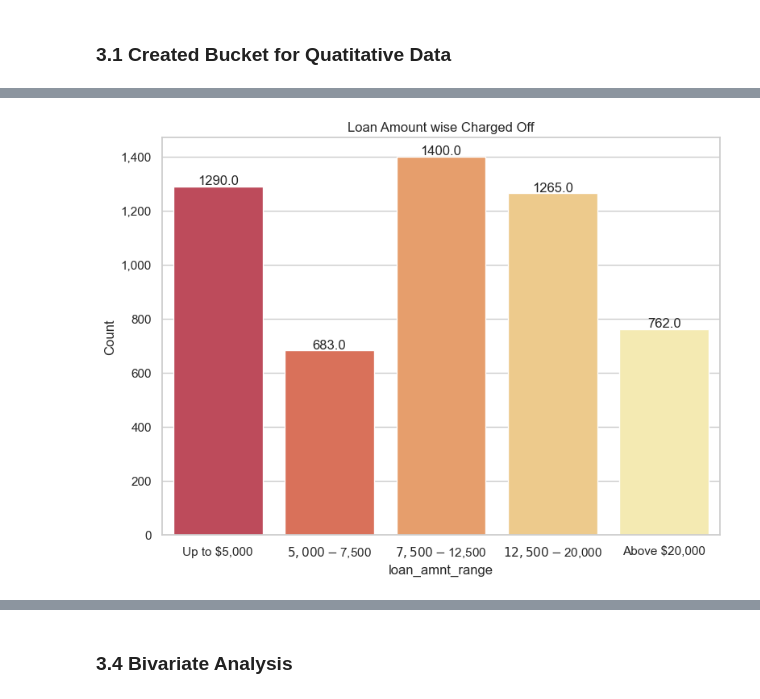
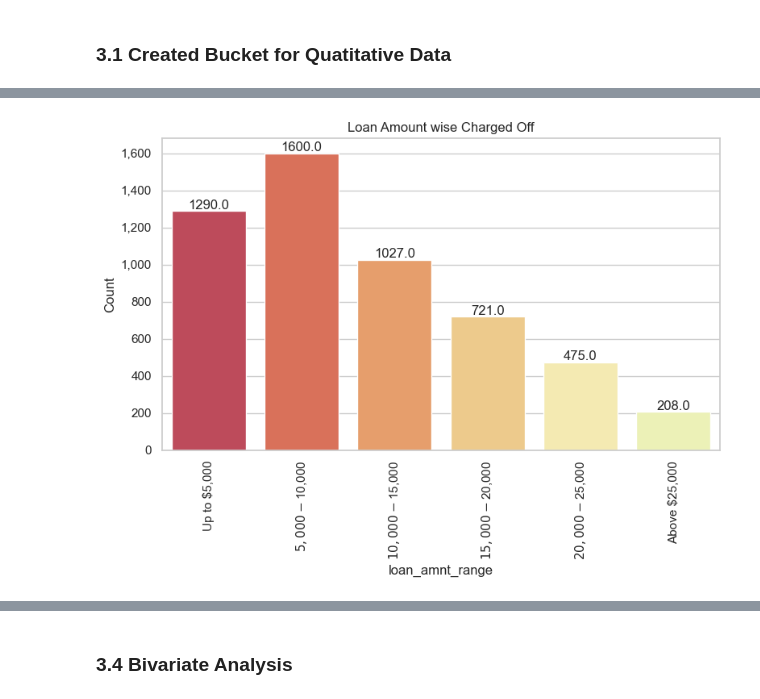
Before and after one commit to roypk98/LendingClubCaseStudy, a Jupyter notebook: Piyush_Kumar_Roy.ipynb, the cells around one changed output, grey strips where cells are left out. Saved outputs shown, nothing was run; the diff lists cells and outputs as text; code cells hidden in the pictures.

```diff
--- a/Piyush_Kumar_Roy.ipynb
+++ b/Piyush_Kumar_Roy.ipynb
@@ -851,6 +881,6 @@ bin_edges = [0, 40000, 50000, 70000, 90000, float('inf')]
 bin_labels = ['Up to $40,000', '$40,000 - $50,000', '$50,000 - $70,000', '$70,000 - $90,000', 'Above $90,000']
 loan_data['annual_inc_range'] = pd.cut(loan_data['annual_inc'], bins=bin_edges,precision=0, labels=bin_labels)
 # %%
-bin_edges = [0, 5000, 7500, 12500, 20000, float('inf')]
-bin_labels = ['Up to $5,000','$5,000 - $7,500','$7,500 - $12,500','$12,500 - $20,000','Above $20,000']
+bin_edges = [0, 5000, 10000, 15000, 20000, 25000, float('inf')]
+bin_labels = ['Up to $5,000','$5,000 - $10,000','$10,000 - $15,000','$15,000 - $20,000','$20,000 - $25,000', 'Above $25,000']
 loan_data['loan_amnt_range'] = pd.cut(loan_data['loan_amnt'], bins=bin_edges,precision =0,labels=bin_labels)
@@ -861,10 +887,14 @@ loan_data['revol_util_range'] = pd.cut(loan_data['revol_util'], bins=bin_edges,p
 # %%
-bin_edges = [0, 8, 11, 15, 20, float('inf')]
-bin_labels = ['Up to 8','8 - 11','11 - 15','15 - 20','Above 20']
+bin_edges = [0, 8, 11, 14, 17, 20, float('inf')]
+bin_labels = ['Up to 8','8 - 11','11 - 14','14 - 17','17 - 20', 'Above 20']
 loan_data['dti_range'] = pd.cut(loan_data['dti'], bins=bin_edges,precision =0,labels=bin_labels)
+# %%
+bin_edges = [0, 25, 35, 45, 55, 65, 75, float('inf')]
+bin_labels = ['Up to 25%','25% - 35%','35% - 45%','45% - 55%', '55% - 65%', '65% - 75%','Above 75%']
+loan_data['revol_util_range'] = pd.cut(loan_data['revol_util'], bins=bin_edges,precision =0,labels=bin_labels)
 # %%
-bin_edges = [0, 5000, 8000, 12000, 18000, float('inf')]
-bin_labels = ['Up to $5,000','$5,000 - $8,000','$8,000 - $12,000','$12,000 - $18,000','Above $18,000']
+bin_edges = [0, 5000, 10000, 15000, 20000, 25000, float('inf')]
+bin_labels = ['Up to $5,000','$5,000 - $10,000','$10,000 - $15,000','$15,000 - $20,000','$20,000 - $25,000', 'Above $25,000']
 loan_data['funded_amnt_inv_range'] = pd.cut(loan_data['funded_amnt_inv'], bins=bin_edges,precision =0,labels=bin_labels)
 # %%
 # Removing grade alphabets and converting sub_grade to numeric
@@ -952,5 +1026,5 @@ create_countplot(loan_data, x_col='annual_inc_range', title='Annual Income wise
 # %%
 create_countplot(loan_data, x_col='loan_amnt_range', title='Loan Amount wise Charged Off', xlabel='loan_amnt_range',
-                 filter_col='loan_status', filter_value='Charged Off', palette=palette)
+                 filter_col='loan_status', filter_value='Charged Off', palette=palette, rotate_x_labels=True)
 # %% [output]
-[figure, old version]
+[figure, new version]
```
Also changed, not shown: parts of 79 cells of this notebook.
